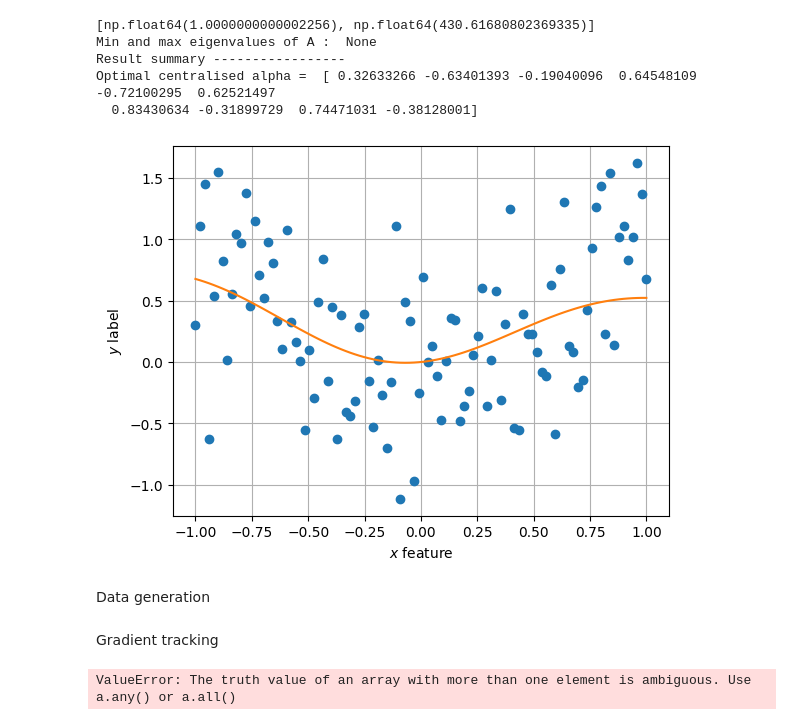
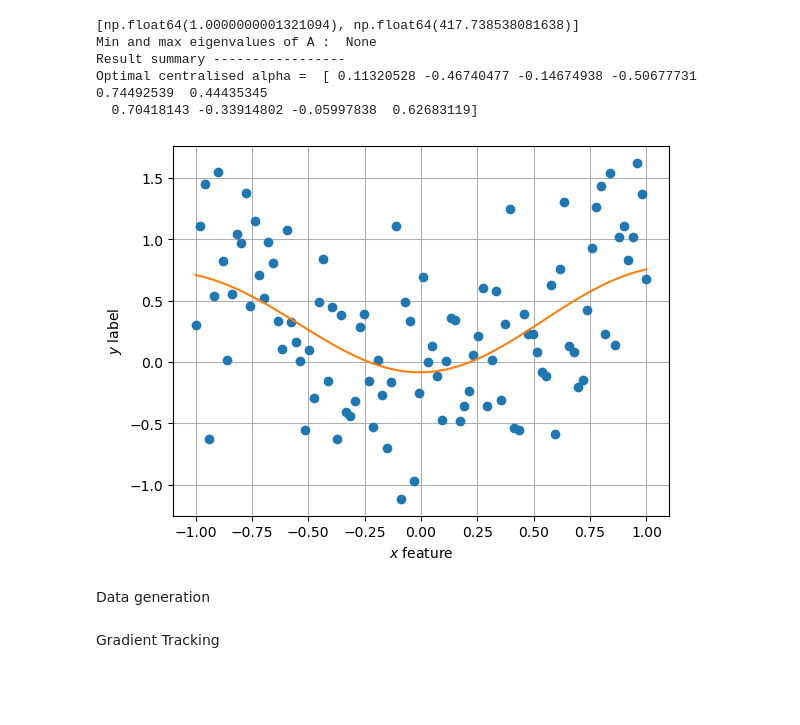
Before and after one commit to xiaomaju11/SOD-Project, a Jupyter notebook: project.ipynb, the cells around one changed output. Cells and saved outputs as stored; diff of their text form; code cells hidden in the pictures; blank space fills up the shorter version.

```diff
--- a/project.ipynb
+++ b/project.ipynb
@@ -63,38 +63,38 @@ def plot_me(x,y, alpha, ind, selection=True):
     else:
         x2 = np.linspace(-1, 1, 10)
 
 
     yo = Cov2(xo, x2) @ alpha
     plt.plot(xo, yo, '-')
     plt.xlabel(r'$x$ feature')
     plt.ylabel(r'$y$ label')
     plt.grid()
 
     plt.show()
 
 
 """
 Main follows
 """
 
-with open('/first_database.pkl', 'rb') as f:
+with open('first_database.pkl', 'rb') as f:
    x,y = pickle.load(f)
 
 
 num_points = 100
 alpha, ind = solve(x[:num_points],y[:num_points], selection=True)
 
 print('Result summary -----------------')
 print('Optimal centralised alpha = ', alpha)
 
 plot_me(x[:num_points],y[:num_points], alpha, ind, selection=True)
 # %% [output]
-[np.float64(1.0000000000002256), np.float64(430.61680802369335)]
+[np.float64(1.0000000001321094), np.float64(417.738538081638)]
 Min and max eigenvalues of A :  None
 Result summary -----------------
-Optimal centralised alpha =  [ 0.32633266 -0.63401393 -0.19040096  0.64548109 -0.72100295  0.62521497
-  0.83430634 -0.31899729  0.74471031 -0.38128001]
+Optimal centralised alpha =  [ 0.11320528 -0.46740477 -0.14674938 -0.50677731  0.74492539  0.44435345
+  0.70418143 -0.33914802 -0.05997838  0.62683119]
-[figure, old version]
+[figure, new version]
 # %% [markdown]
 Data generation
 # %%
@@ -107,19 +126,2 @@ x_selected = [x[i] for i in ind]
 # %% [markdown]
-Gradient tracking
+Gradient Tracking
-# %%
-ind1=np.random.choice(sel, agentpoint, replace=False)
-agent1=[x[i] for i in ind1]
-sel=sel.remove(ind1)
-ind2=np.random.choice(sel, agentpoint, replace=False)
-agent2=[x[i] for i in ind2]
-sel=sel.remove(ind2)
-ind3=np.random.choice(sel, agentpoint, replace=False)
-agent3=[x[i] for i in ind3]
-sel=sel.remove(ind3)
-ind4=np.random.choice(sel, agentpoint, replace=False)
-agent4=[x[i] for i in ind4]
-sel=sel.remove(ind4)
-ind5=np.random.choice(sel, agentpoint, replace=False)
-agent5=[x[i] for i in ind5]
-# %% [output]
-ValueError: The truth value of an array with more than one element is ambiguous. Use a.any() or a.all()
```
Also changed, not shown: parts of 1 cell of this notebook.
